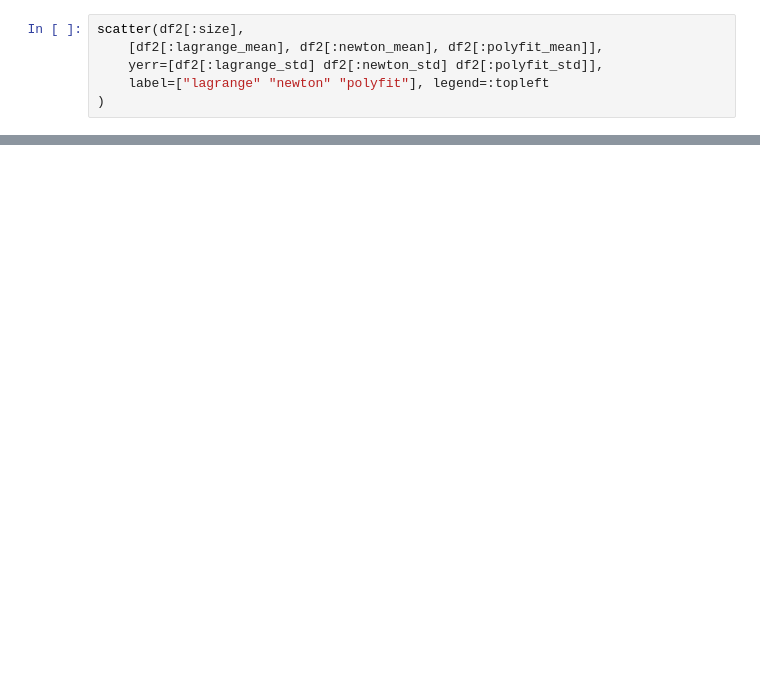
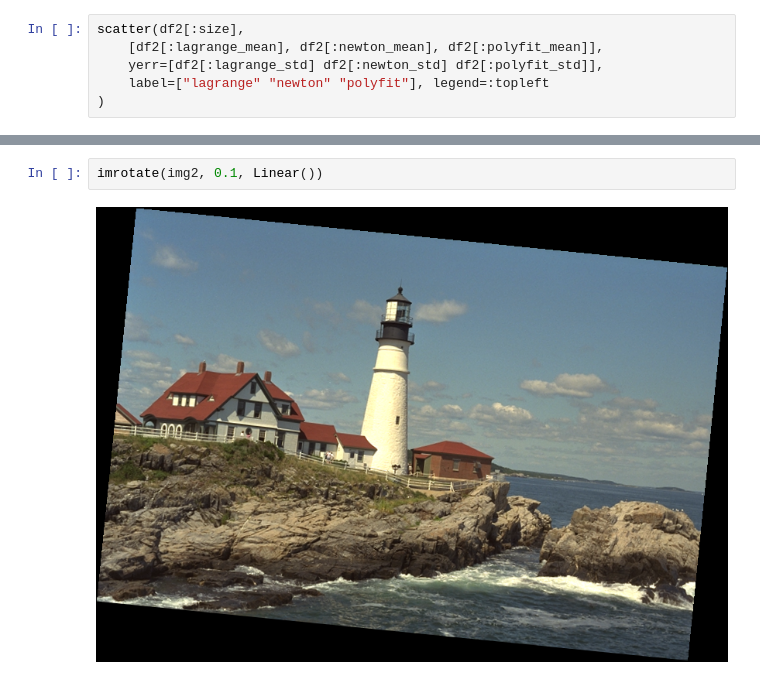
Before and after one commit to piotrek-szczygiel/mownit, a Jupyter notebook: lab6/lab6.ipynb, the cells around one changed output, grey strips where cells are left out. Cells and saved outputs as stored; diff of their text form; blank space fills up the shorter version.

```diff
--- a/lab6/lab6.ipynb
+++ b/lab6/lab6.ipynb
@@ -162,0 +229,4 @@ plot!(p_xs, p_ys, label="polyfit")
+# %%
+imrotate(img2, 0.1, Linear())
+# %% [output]
+[figure, added]
```
Also changed, not shown: parts of 12 cells of this notebook.
